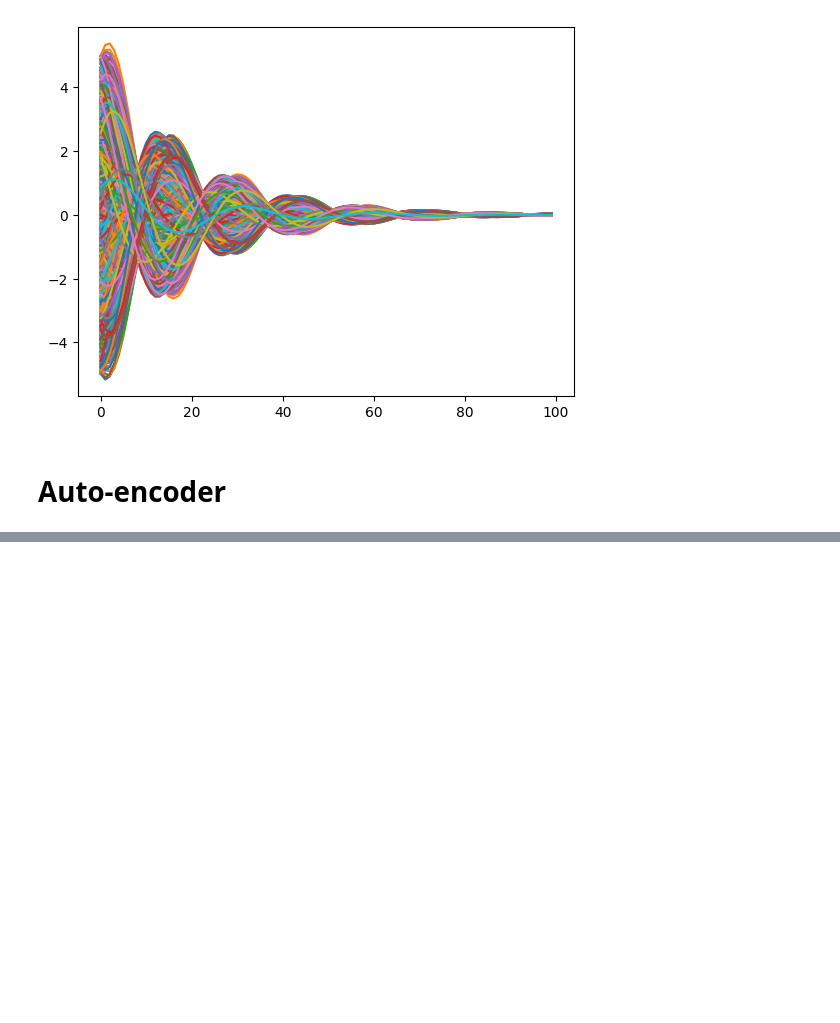
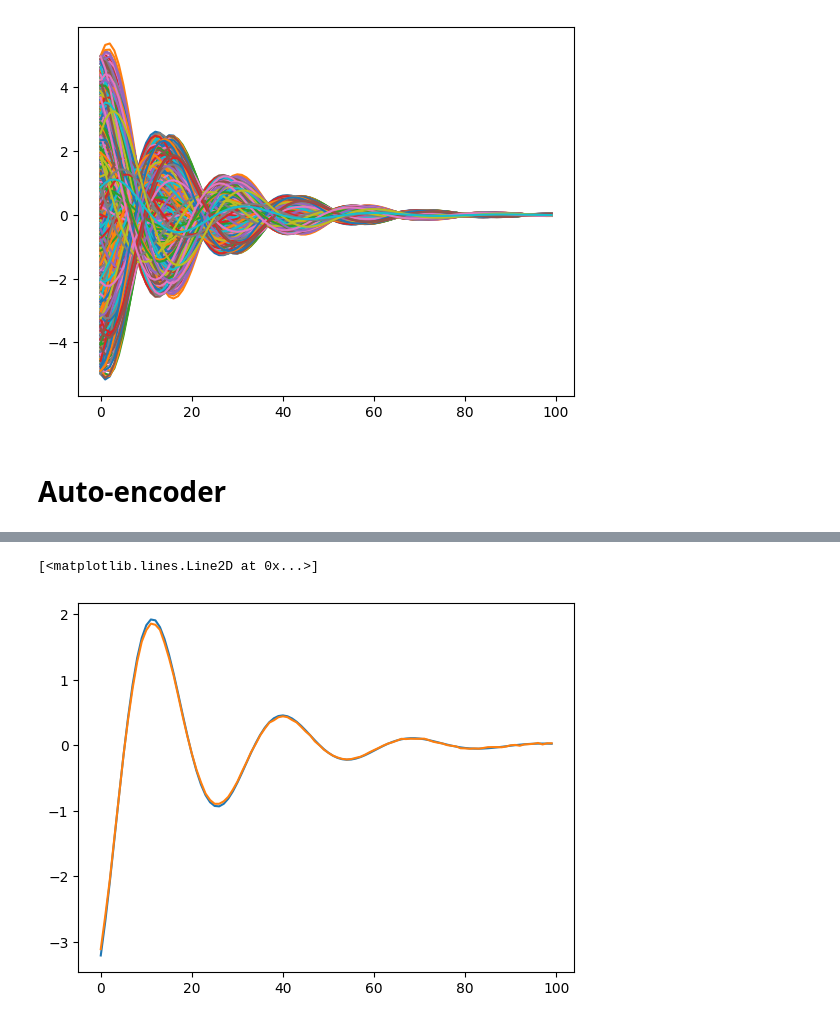
Before and after one commit to rcpaffenroth/dac_raghu, a Jupyter notebook: Autoencoder.ipynb, the cells around one changed output, grey strips where cells are left out. Drawn from its saved outputs; the diff is of its cells as text; code cells hidden in the pictures; blank space fills up the shorter version.

```diff
--- a/Autoencoder.ipynb
+++ b/Autoencoder.ipynb
@@ -34,0 +44,11 @@ py.plot(data_2d.T);
+# %%
+encoder = nn.Sequential(nn.Linear(100, 64),
+                        nn.ELU(),
+                        nn.Linear(64, 32),
+                        nn.ELU(),
+                        nn.Linear(32, 2))
+decoder = nn.Sequential(nn.Linear(2, 32),
+                        nn.ELU(),
+                        nn.Linear(32, 64),
+                        nn.ELU(),
+                        nn.Linear(64, 100))
@@ -34,0 +98,10 @@ py.plot(data_2d.T);
+# %%
+X =  torch.Tensor(data_2d)
+H = encoder(X).detach()
+X_hat = decoder(H).detach()
+# %%
+py.plot(X[0,:])
+py.plot(X_hat[0,:])
+# %% [output]
+[<matplotlib.lines.Line2D at 0x...>]
+[figure, added]
```
Also changed, not shown: parts of 10 cells of this notebook, 1 other file.
